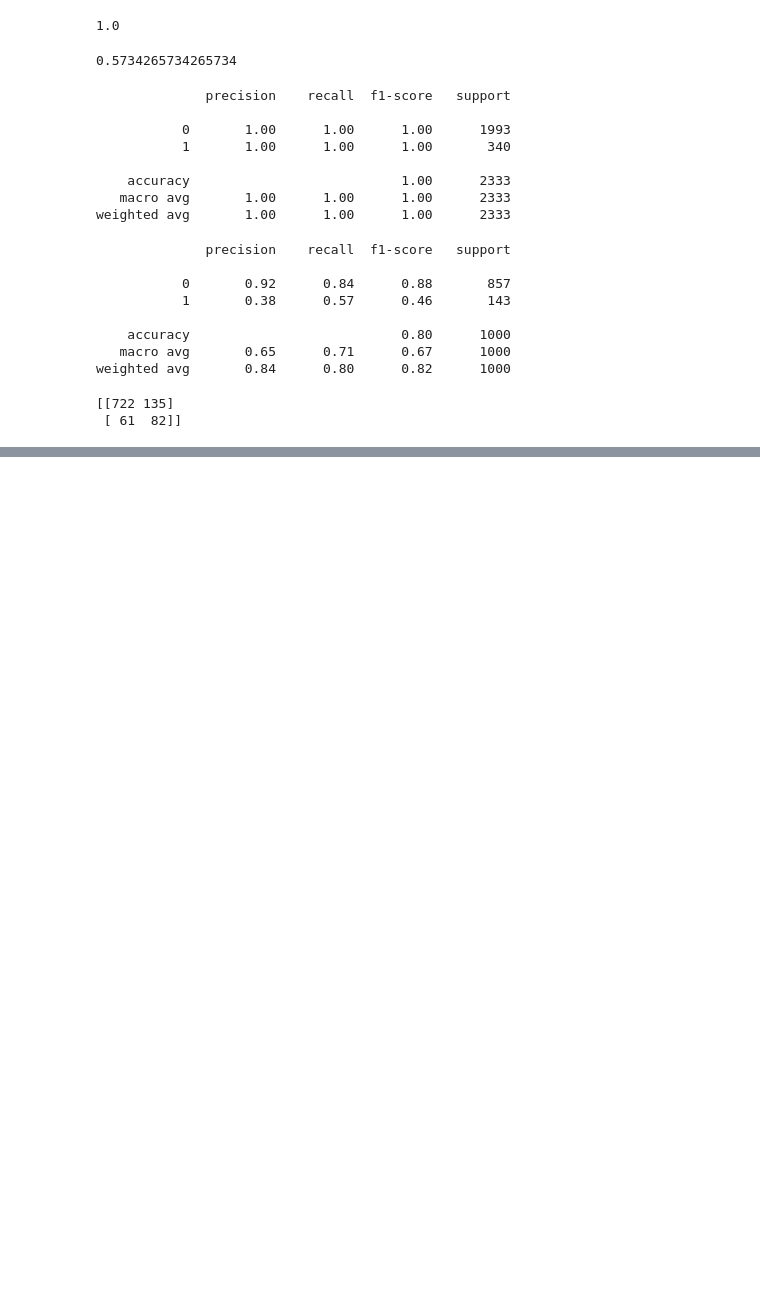
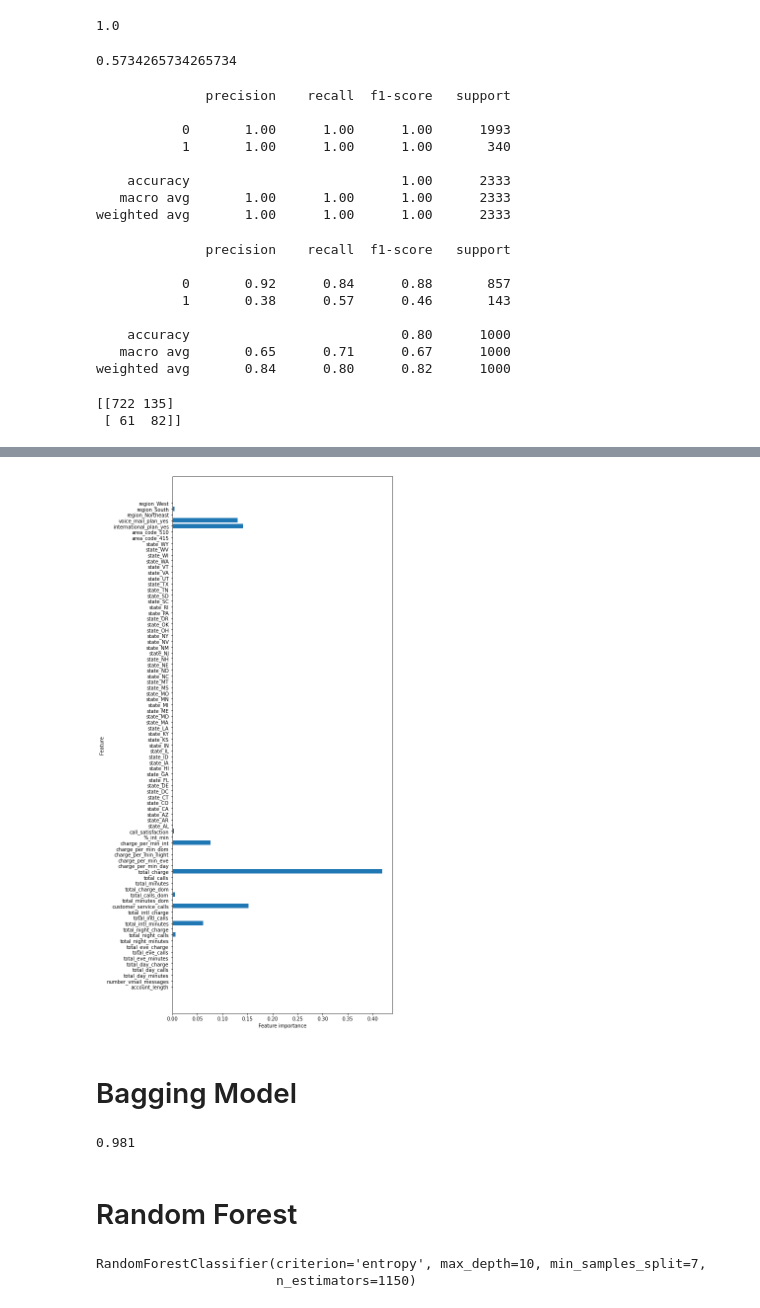
Before and after one commit to arthursjkim/SyriaTel_Customer_Churn, a Jupyter notebook: Models.ipynb, the cells around one changed output, grey strips where cells are left out. Saved outputs shown, nothing was run; the diff lists cells and outputs as text; code cells hidden in the pictures; blank space fills up the shorter version.

```diff
--- a/Models.ipynb
+++ b/Models.ipynb
@@ -260,0 +306,9 @@ print(confusion_matrix(y_test, y_test_preds))
+# %%
+best_DT_clf = DecisionTreeClassifier(criterion='entropy',
+                                    max_depth= 5,
+                                    min_samples_leaf= 10,
+                                    min_samples_split= 3)
+best_DT_clf.fit(X_train_scaled, y_train)
+
+y_train_preds = best_DT_clf.predict(X_train_scaled)
+y_test_preds = best_DT_clf.predict(X_test_scaled)
@@ -260,0 +360,43 @@ print(confusion_matrix(y_test, y_test_preds))
+# %%
+def plot_feature_importances(model):
+    n_features = X_train_scaled.shape[1]
+    plt.figure(figsize=(8,20))
+    plt.barh(range(n_features), model.feature_importances_, align='center')
+    plt.yticks(np.arange(n_features), X_train_scaled.columns.values)
+    plt.xlabel('Feature importance')
+    plt.ylabel('Feature')
+
+plot_feature_importances(best_DT_clf)
+# %% [output]
+[figure, added]
+# %% [markdown]
+# Bagging Model
+# %%
+bagged_tree = BaggingClassifier(DecisionTreeClassifier(criterion = 'entropy',
+                                                       max_depth = 5,
+                                                       min_samples_leaf = 10,
+                                                       min_samples_split = 3),
+                                                       n_estimators = 20)
+
+#Fit the model on training data
+bagged_tree.fit(X_train_scaled, y_train)
+#Training accuracy score
+bagged_tree.score(X_train_scaled, y_train)
+#Test accuracy score
+bagged_tree.score(X_test_scaled, y_test)
+
+#make comment about overfit and why
+# %% [output]
+0.981
+# %% [markdown]
+# Random Forest
+# %%
+rf_model = RandomForestClassifier(criterion = 'entropy',
+                                  n_estimators = 1150,
+                                  max_depth=10,
+                                  bootstrap = True,
+                                  min_samples_split= 7)
+rf_model.fit(X_train_scaled, y_train)
+# %% [output]
+RandomForestClassifier(criterion='entropy', max_depth=10, min_samples_split=7,
+                       n_estimators=1150)
```
Also changed, not shown: parts of 29 cells of this notebook.
